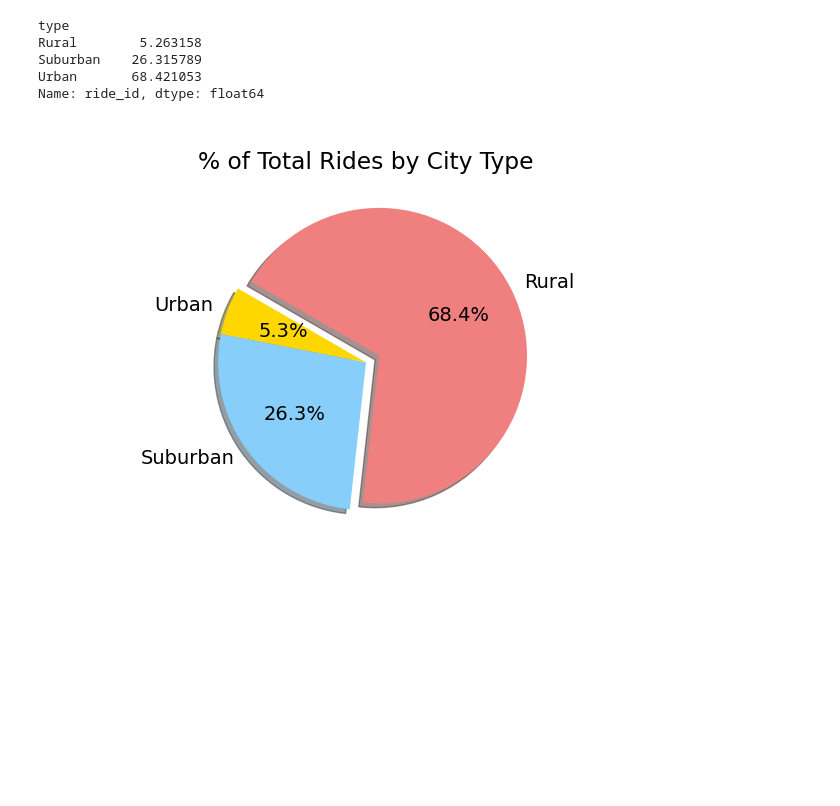
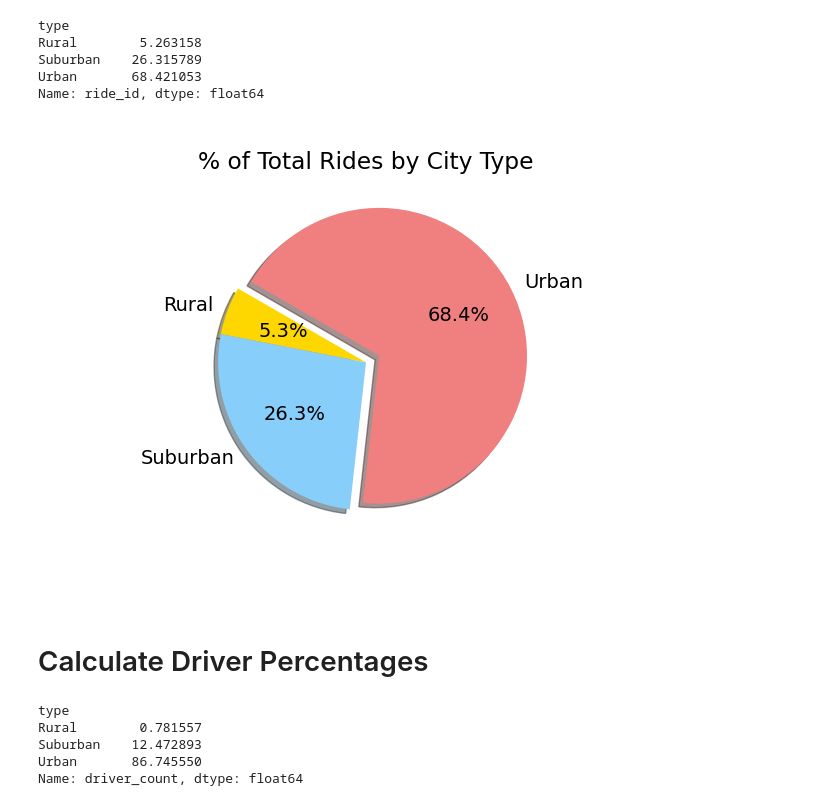
Before and after one commit to DanielMastCA/PyBer_Analysis, a Jupyter notebook: PyBer.ipynb, the cells around one changed output. Saved outputs shown, nothing was run; the diff lists cells and outputs as text; code cells hidden in the pictures; blank space fills up the shorter version.

Commit message:
% of Total Drivers by City Type

```diff
--- a/PyBer.ipynb
+++ b/PyBer.ipynb
@@ -712,25 +712,36 @@ Suburban    26.315789
 Urban       68.421053
 Name: ride_id, dtype: float64
 # %%
-x_labels = ["Urban", "Suburban", "Rural"]
+x_labels = ["Rural", "Suburban", "Urban"]
 explode = [0, 0, 0.1]
 colors = ["gold", "lightskyblue", "lightcoral"]
 
 fig, ax = plt.subplots()
 
 ax.pie(
     ride_percents,
     labels = x_labels,
     explode = explode,
     shadow = True,
     startangle = 150,
     autopct = "%1.1f%%",
     colors = colors
 )
 
 ax.set_title("% of Total Rides by City Type")
 mpl.rcParams["font.weight"] = "400"
 plt.savefig(os.path.join("analysis", "Fig6.png"))
 plt.show()
 # %% [output]
-[figure, old version]
+[figure, new version]
+# %% [markdown]
+# Calculate Driver Percentages
+# %%
+driver_percentages = 100 * pyber_data_df.groupby(pyber_data_df["type"]).sum()["driver_count"] / pyber_data_df["driver_count"].sum()
+driver_percentages
+# %% [output]
+type
+Rural        0.781557
+Suburban    12.472893
+Urban       86.745550
+Name: driver_count, dtype: float64
```
Also changed, not shown: parts of 2 cells of this notebook, 1 other file.
